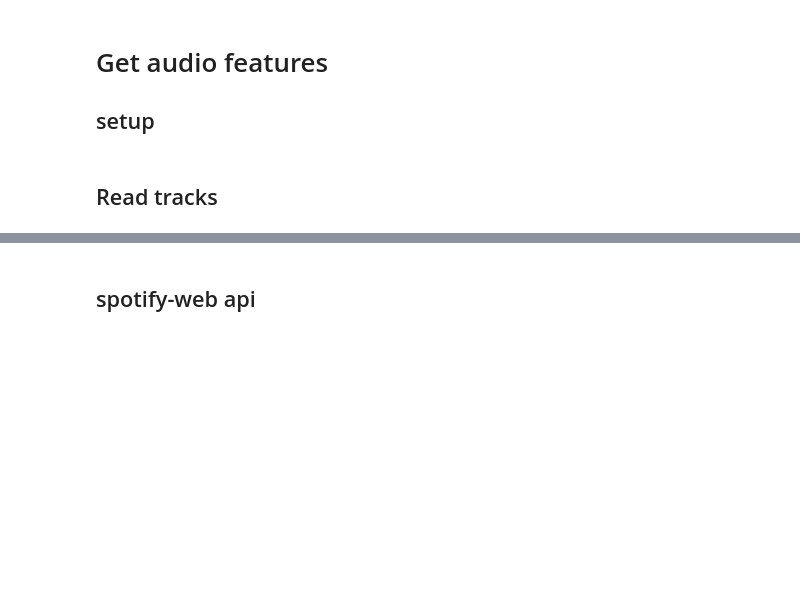
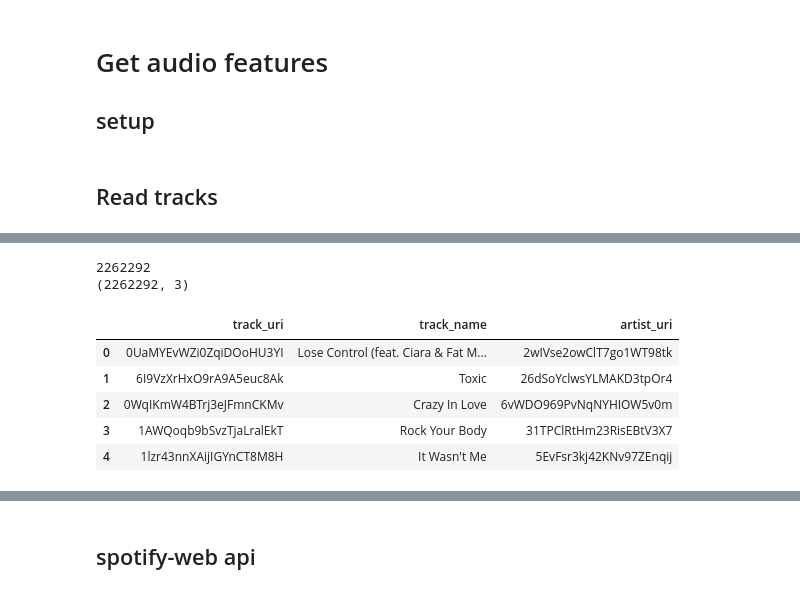
Before and after one commit to Spandan-Madan/Spotify, a Jupyter notebook: notebooks/1_bsl_Data_Processing.ipynb, the cells around one changed output, grey strips where cells are left out. Saved outputs shown, nothing was run; the diff lists cells and outputs as text; code cells hidden in the pictures; blank space fills up the shorter version.

```diff
--- a/notebooks/1_bsl_Data_Processing.ipynb
+++ b/notebooks/1_bsl_Data_Processing.ipynb
@@ -130,3 +256,21 @@ Index(['artist', 'pid', 'title', 'uri', 'csv_id', 'artist_uri'], dtype='object')
 (108870, 6)
 |  | artist | pid | title | uri | csv_id | artist_uri |
 | 0 | missy elliott | 0 | lose control feat ciara & fat man... | spotify:track:0UaMYEvWZi0ZqiDOoHU3YI | 0 | spotify:artist:2wIVse2owClT7go1WT... |
+# %%
+turi2tname = cpick.load('../data/interim/track_uri2track_name.pkl.bz2')
+turi2auri = cpick.load('../data/interim/track_uri2artist_uri.pkl.bz2')
+print(len(turi2tname))
+df = pd.DataFrame(list(turi2tname.keys()),columns=['track_uri'])
+df['track_name'] = df['track_uri'].apply(lambda x: turi2tname[x])
+df['artist_uri'] = df['track_uri'].apply(lambda x: turi2auri[x])
+print(df.shape)
+df.head()
+# %% [output]
+2262292
+(2262292, 3)
+|  | track_uri | track_name | artist_uri |
+| 0 | 0UaMYEvWZi0ZqiDOoHU3YI | Lose Control (feat. Ciara & Fat M... | 2wIVse2owClT7go1WT98tk |
+| 1 | 6I9VzXrHxO9rA9A5euc8Ak | Toxic | 26dSoYclwsYLMAKD3tpOr4 |
+| 2 | 0WqIKmW4BTrj3eJFmnCKMv | Crazy In Love | 6vWDO969PvNqNYHIOW5v0m |
+| 3 | 1AWQoqb9bSvzTjaLralEkT | Rock Your Body | 31TPClRtHm23RisEBtV3X7 |
+| 4 | 1lzr43nnXAijIGYnCT8M8H | It Wasn't Me | 5EvFsr3kj42KNv97ZEnqij |
```
Also changed, not shown: parts of 32 cells of this notebook, 1 other file.
